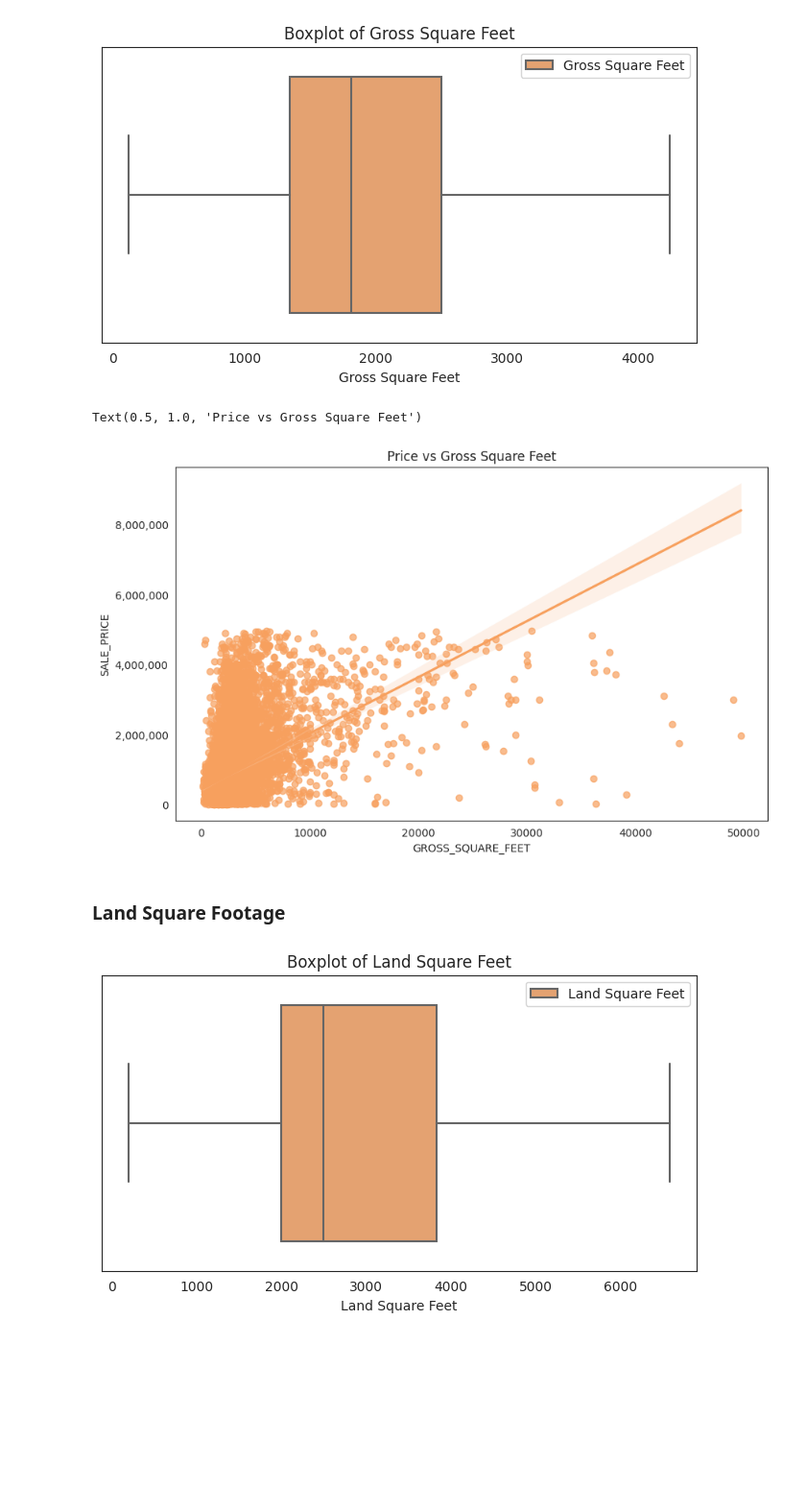
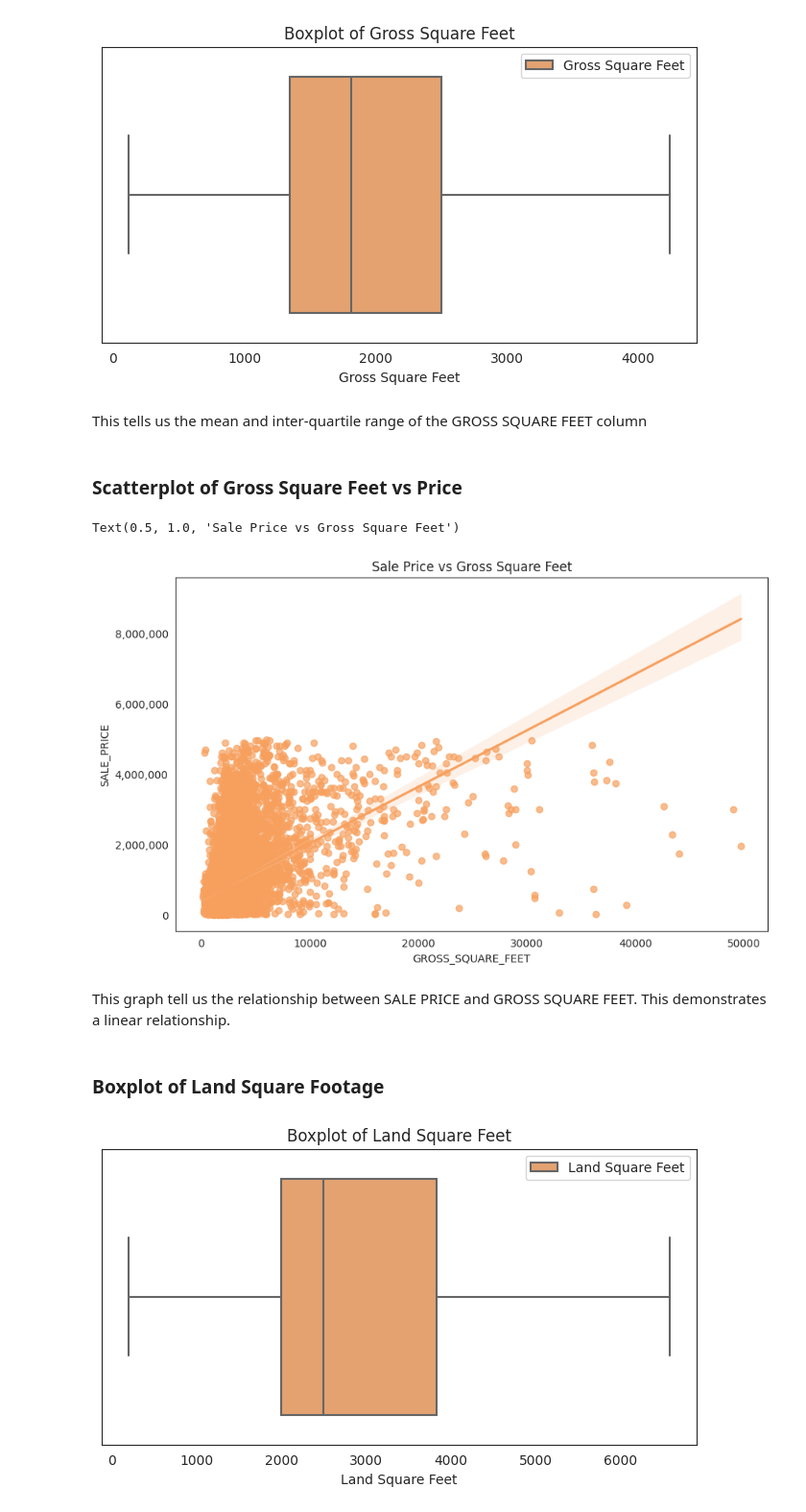
Before and after one commit to eshentong/NYC-HousingPricePrediction, a Jupyter notebook: BA810_NYC_Propertiesipynb.ipynb, the cells around one changed output. Shown: that part at 96% size. Saved outputs shown, nothing was run; the diff lists cells and outputs as text; code cells hidden in the pictures; blank space fills up the shorter version.

```diff
--- a/BA810_NYC_Propertiesipynb.ipynb
+++ b/BA810_NYC_Propertiesipynb.ipynb
@@ -545,20 +592,26 @@ plt.title("Boxplot of Gross Square Feet")
 plt.show()
 # %% [output]
 [figure]
+# %% [markdown]
+This tells us the mean and inter-quartile range of the GROSS SQUARE FEET column
+# %% [markdown]
+### Scatterplot of Gross Square Feet vs Price
 # %%
 from matplotlib import ticker
 # Scatter plot of Gross Square Footage
 plt.figure(figsize=(10,6))
 ax = sns.regplot(x='GROSS_SQUARE_FEET', y='SALE_PRICE', data=nyc_copy, scatter_kws={'alpha': 0.7})
 # Formatting y-axis ticks to display in their original units
 formatter = ticker.FuncFormatter(lambda x, pos: f'{x:,.0f}')  # Modify the format if needed
 ax.yaxis.set_major_formatter(formatter)
-plt.title('Price vs Gross Square Feet')
+plt.title('Sale Price vs Gross Square Feet')
 # %% [output]
-Text(0.5, 1.0, 'Price vs Gross Square Feet')
+Text(0.5, 1.0, 'Sale Price vs Gross Square Feet')
-[figure, old version]
+[figure, new version]
+# %% [markdown]
+This graph tell us the relationship between SALE PRICE and GROSS SQUARE FEET. This demonstrates a linear relationship.
 # %% [markdown]
-### Land Square Footage
+### Boxplot of Land Square Footage
 # %%
 # Boxplot of Land Square Footage
 plt.figure(figsize=(8,4))
```
Also changed, not shown: parts of 45 cells of this notebook.
